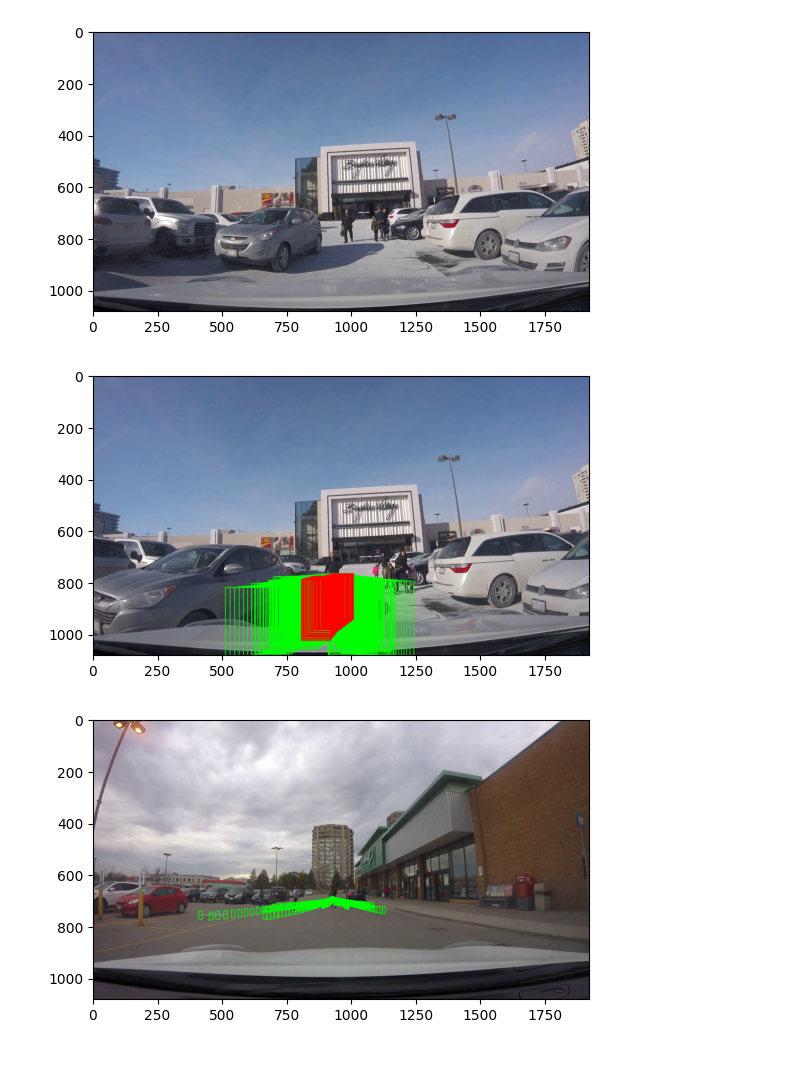
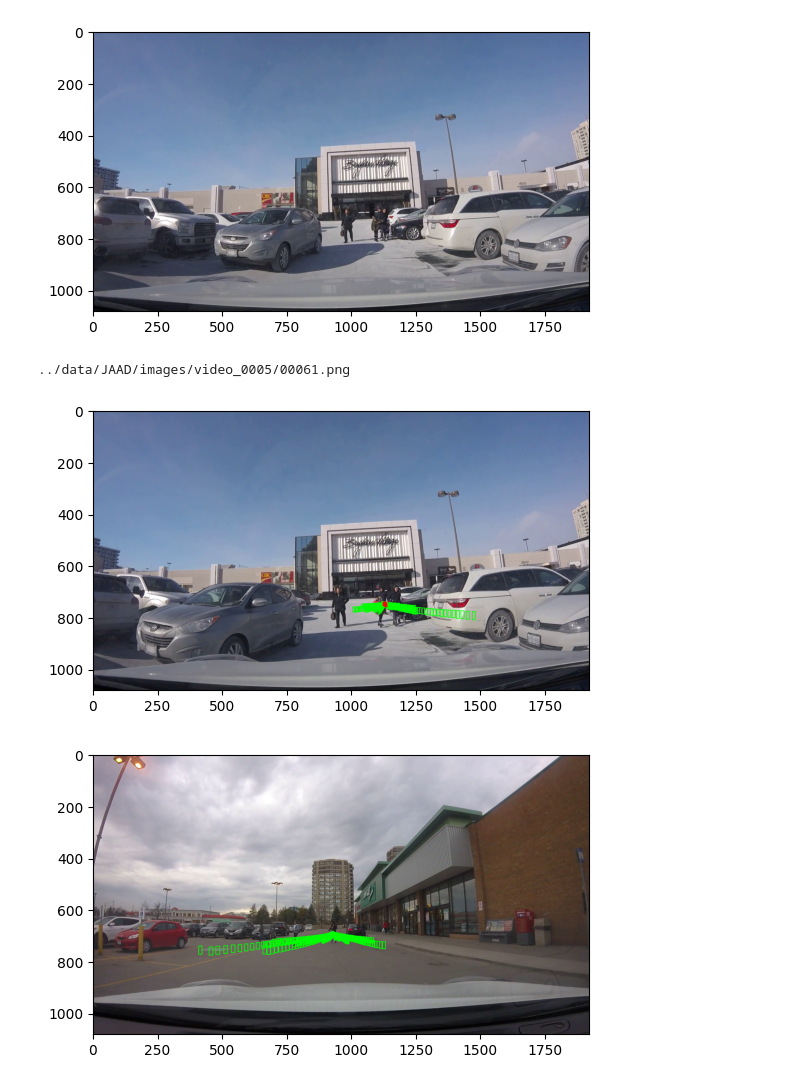
Before and after one commit to sonorousduck/bidireaction-trajectory-prediction, a Jupyter notebook: tools/display.ipynb, the cells around one changed output. Drawn from its saved outputs; the diff is of its cells as text; code cells hidden in the pictures.

```diff
--- a/tools/display.ipynb
+++ b/tools/display.ipynb
@@ -42,26 +46,27 @@ plt.show()
 # %% [output]
 [figure]
 # %%
-print()
-image_number = 150
+print(f"../{test['img_path'][5]}")
+image_number = 5
 cv_image = cv2.imread(f"../{test['img_path'][image_number]}")
 for testArray in test['pred_trajs'][image_number]:
     for anotherTest in testArray:
         # rect = cv2.boundingRect(testArray)
-        x, y, w, h = int(anotherTest[0]), int(anotherTest[1]), int(anotherTest[2]), int(anotherTest[3])
+        x, y, w, h = int(anotherTest[0]), int(anotherTest[1]), int(anotherTest[2]/8), int(anotherTest[3]/8)
         cv2.rectangle(cv_image, (x, y), (x+w, y+h), (0, 255, 0), 2)
 
 
 for anotherTest in test['gt_trajs'][image_number]:
     # rect = cv2.boundingRect(testArray)
-    x, y, w, h = int(anotherTest[0]), int(anotherTest[1]), int(anotherTest[2]), int(anotherTest[3])
+    x, y, w, h = int(anotherTest[0]), int(anotherTest[1]), int(anotherTest[2]/8), int(anotherTest[3]/8)
     cv2.rectangle(cv_image, (x, y), (x+w, y+h), (0, 0, 255), 2)
 
 RGB_img = cv2.cvtColor(cv_image, cv2.COLOR_BGR2RGB)
 plt.imshow(RGB_img)
 plt.show()
 # %% [output]
+../data/JAAD/images/video_0005/00061.png
-[figure, old version]
+[figure, new version]
 # %%
 print()
 cv_image = cv2.imread(f"../{test['img_path'][200]}")
```
Also changed, not shown: parts of 3 cells of this notebook, 6 other files.
